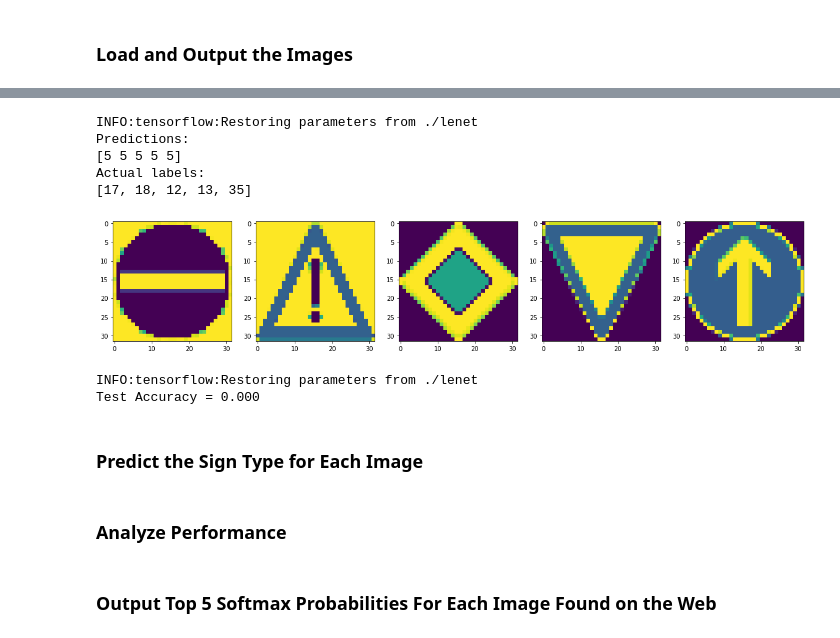
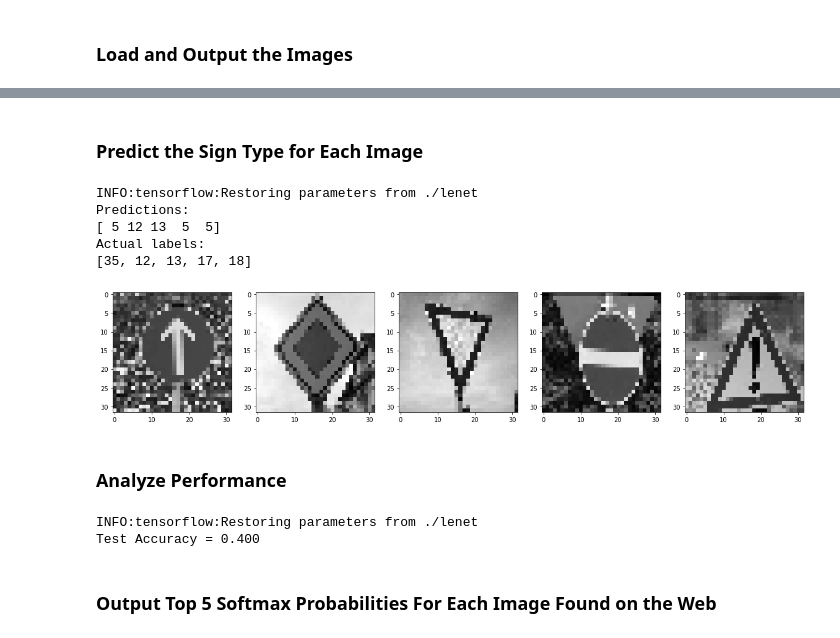
Before and after one commit to G-Ishan/Traffic-Sign-Classifier, a Jupyter notebook: Traffic_Sign_Classifier.ipynb, the cells around one changed output, grey strips where cells are left out. Saved outputs shown, nothing was run; the diff lists cells and outputs as text; code cells hidden in the pictures.

Commit message:
test online images

```diff
--- a/Traffic_Sign_Classifier.ipynb
+++ b/Traffic_Sign_Classifier.ipynb
@@ -428,8 +428,8 @@ online_dir = './online-images/*'
 images = glob.glob(online_dir)
 X_online_test = []
 for idx, fname in enumerate(images):
-        img = mpimg.imread(fname)
-        X_online_test.append(img)
+    img = mpimg.imread(fname)
+    X_online_test.append(img)
 
 
 f, (ax1, ax2, ax3, ax4, ax5) = plt.subplots(1, 5, figsize=(20,10))
@@ -439,6 +439,7 @@ ax3.imshow(X_online_test[2])
 ax4.imshow(X_online_test[3])
 ax5.imshow(X_online_test[4])
 
+
 # hard coding labels for the sake of this test
-Y_online_test = [17,18,12,13,35]
+Y_online_test = [35,12,13,17,18]
 # %% [output]
@@ -466,31 +467,35 @@ ax5.imshow(X_online_test[4])
+# %% [markdown]
+### Predict the Sign Type for Each Image
 # %%
 # preprocess the new images
 X_online_test = preprocess(np.array(X_online_test))
 
 f, (ax1, ax2, ax3, ax4, ax5) = plt.subplots(1, 5, figsize=(20,10))
-ax1.imshow(X_online_test[0])
-ax2.imshow(X_online_test[1])
-ax3.imshow(X_online_test[2])
-ax4.imshow(X_online_test[3])
-ax5.imshow(X_online_test[4])
+ax1.imshow(X_online_test[0], cmap='gray')
+ax2.imshow(X_online_test[1], cmap='gray')
+ax3.imshow(X_online_test[2], cmap='gray')
+ax4.imshow(X_online_test[3], cmap='gray')
+ax5.imshow(X_online_test[4], cmap='gray')
 
 prediction = tf.argmax(logits,1)
 
 with tf.Session() as sess:
     saver.restore(sess, tf.train.latest_checkpoint('.'))
     predictions = sess.run(prediction, feed_dict={x: X_online_test, keep_prob: 1.0})
     print("Predictions:")
     print (predictions)
 
 print("Actual labels:")
 print(Y_online_test)
 # %% [output]
 INFO:tensorflow:Restoring parameters from ./lenet
 Predictions:
-[5 5 5 5 5]
+[ 5 12 13  5  5]
 Actual labels:
-[17, 18, 12, 13, 35]
+[35, 12, 13, 17, 18]
-[figure, old version]
+[figure, new version]
+# %% [markdown]
+### Analyze Performance
 # %%
 with tf.Session() as sess:
     saver.restore(sess, tf.train.latest_checkpoint('.'))
@@ -499,6 +504,4 @@ with tf.Session() as sess:
     print("Test Accuracy = {:.3f}".format(test_accuracy))
 # %% [output]
 INFO:tensorflow:Restoring parameters from ./lenet
-Test Accuracy = 0.000
+Test Accuracy = 0.400
-# %% [markdown]
-### Predict the Sign Type for Each Image
@@ -509,2 +507,0 @@ Test Accuracy = 0.000
-# %% [markdown]
-### Analyze Performance
```
Also changed, not shown: parts of 9 cells of this notebook, 9 other files.
